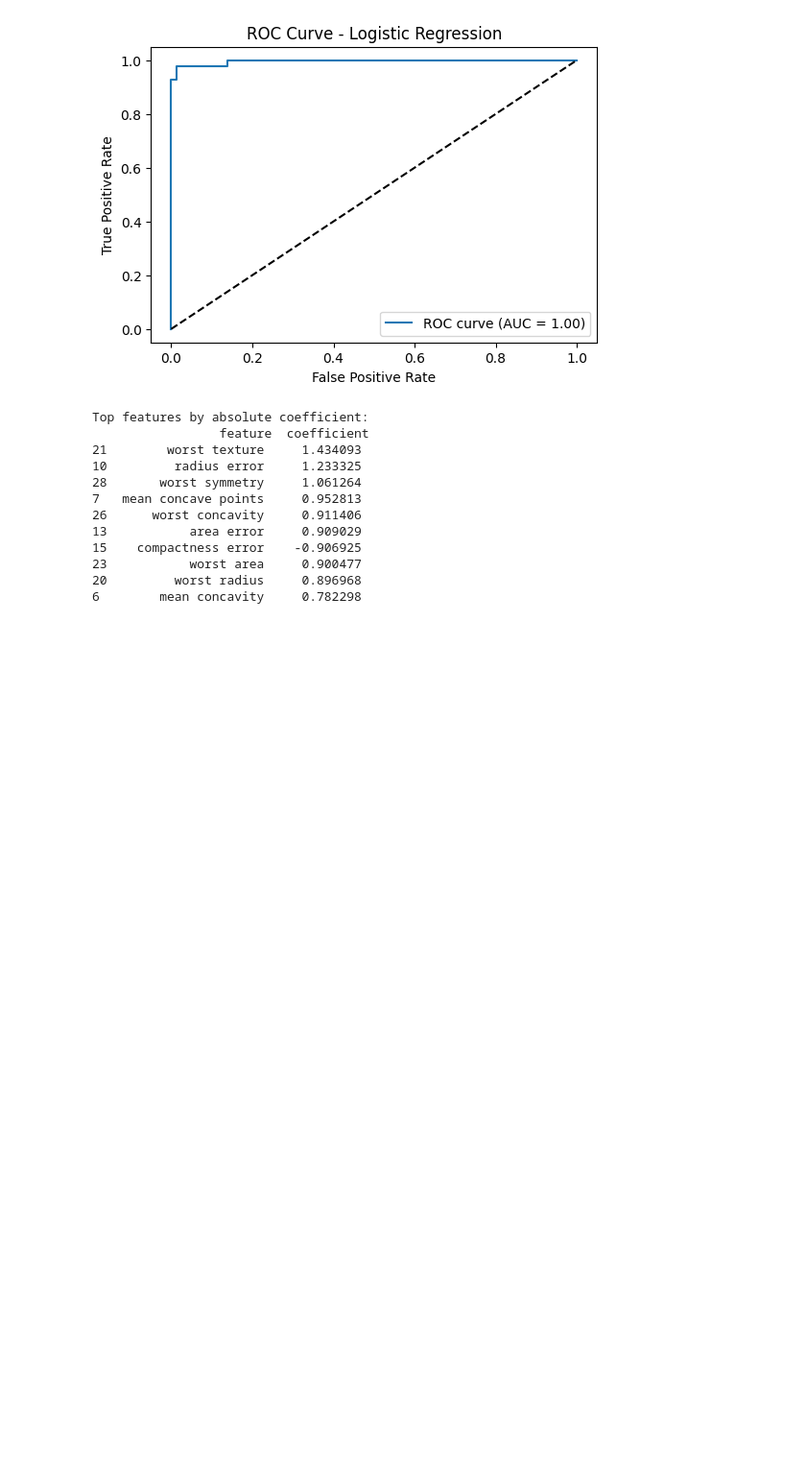
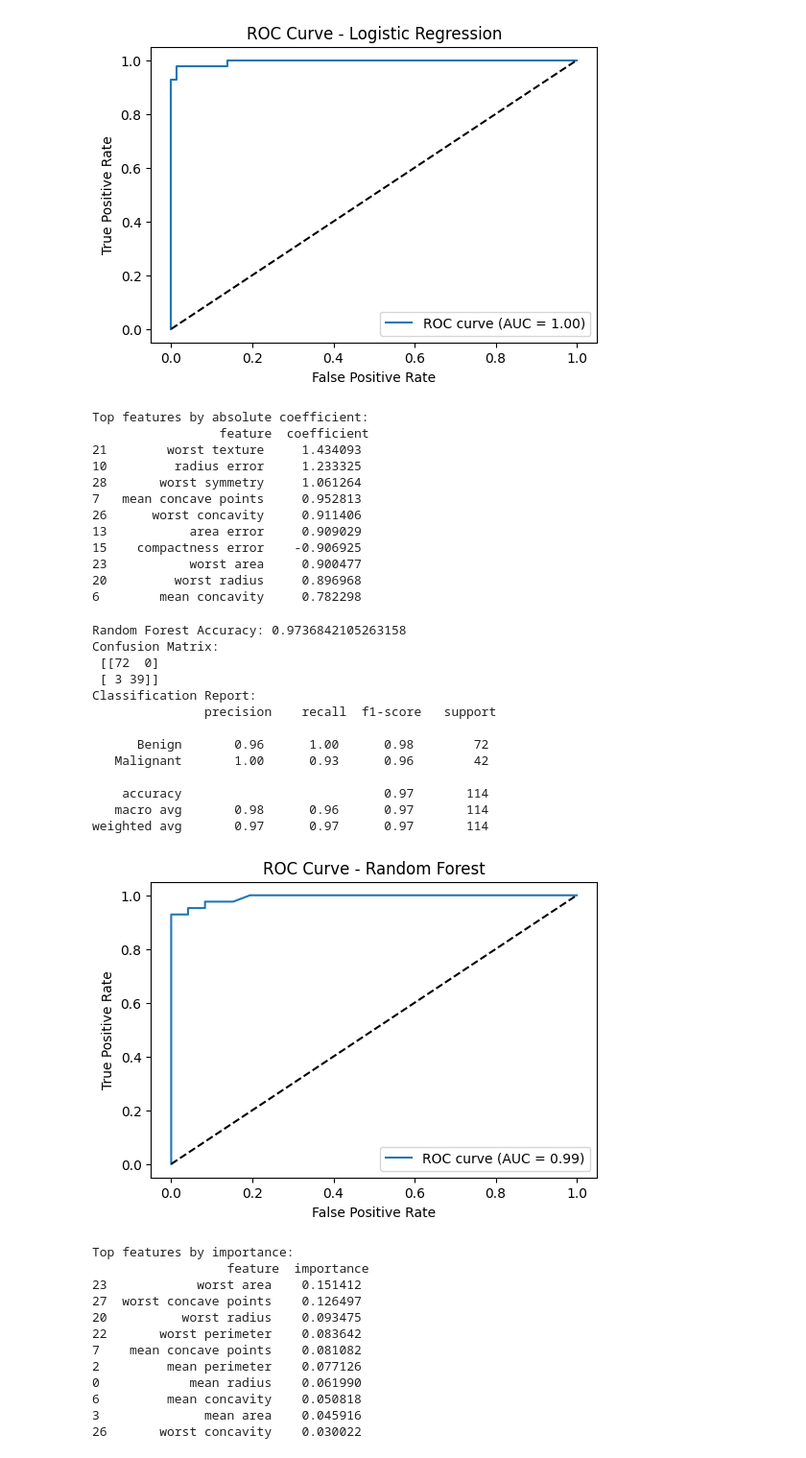
Before and after one commit to avafrank9983/BME-3968-Medical-AI---Project-1-Group-4-, a Jupyter notebook: Notebooks/modeling.ipynb, the cells around one changed output. Shown at 96% size. Cells and saved outputs as stored; diff of their text form; code cells hidden in the pictures; blank space fills up the shorter version.

Commit message:
Added random forest model with evaluation, ROC curve, and feature importance

```diff
--- a/Notebooks/modeling.ipynb
+++ b/Notebooks/modeling.ipynb
@@ -105,3 +105,75 @@ Top features by absolute coefficient:
 23           worst area     0.900477
 20         worst radius     0.896968
 6        mean concavity     0.782298
+# %%
+# Random Forest Classifier
+
+from sklearn.ensemble import RandomForestClassifier
+
+# 1️ Initialize Random Forest
+rf_model = RandomForestClassifier(
+    n_estimators=100,  # number of trees
+    random_state=42,
+    max_depth=None,    # full depth
+    min_samples_split=2
+)
+
+# 2️ Train model on scaled training data
+rf_model.fit(X_train_scaled, y_train)
+
+# 3️ Make predictions
+y_pred_rf = rf_model.predict(X_test_scaled)
+y_prob_rf = rf_model.predict_proba(X_test_scaled)[:,1]  # Probability for 'Malignant'
+
+# 4️ Evaluate model
+print("Random Forest Accuracy:", accuracy_score(y_test, y_pred_rf))
+print("Confusion Matrix:\n", confusion_matrix(y_test, y_pred_rf))
+print("Classification Report:\n", classification_report(y_test, y_pred_rf))
+
+# 5️ ROC Curve
+roc_auc_rf = roc_auc_score((y_test=='Malignant').astype(int), y_prob_rf)
+fpr_rf, tpr_rf, thresholds_rf = roc_curve((y_test=='Malignant').astype(int), y_prob_rf)
+
+plt.figure(figsize=(6,4))
+plt.plot(fpr_rf, tpr_rf, label=f'ROC curve (AUC = {roc_auc_rf:.2f})')
+plt.plot([0,1], [0,1], 'k--')
+plt.xlabel('False Positive Rate')
+plt.ylabel('True Positive Rate')
+plt.title('ROC Curve - Random Forest')
+plt.legend()
+plt.show()
+
+# 6️ Feature importance
+feature_importance_rf = pd.DataFrame({
+    'feature': X.columns,
+    'importance': rf_model.feature_importances_
+}).sort_values(by='importance', ascending=False)
+
+print("Top features by importance:\n", feature_importance_rf.head(10))
+# %% [output]
+Random Forest Accuracy: 0.9736842105263158
+Confusion Matrix:
+ [[72  0]
+ [ 3 39]]
+Classification Report:
+               precision    recall  f1-score   support
+
+      Benign       0.96      1.00      0.98        72
+   Malignant       1.00      0.93      0.96        42
+
+    accuracy                           0.97       114
+   macro avg       0.98      0.96      0.97       114
+weighted avg       0.97      0.97      0.97       114
+[figure, added]
+Top features by importance:
+                  feature  importance
+23            worst area    0.151412
+27  worst concave points    0.126497
+20          worst radius    0.093475
+22       worst perimeter    0.083642
+7    mean concave points    0.081082
+2         mean perimeter    0.077126
+0            mean radius    0.061990
+6         mean concavity    0.050818
+3              mean area    0.045916
+26       worst concavity    0.030022
```
